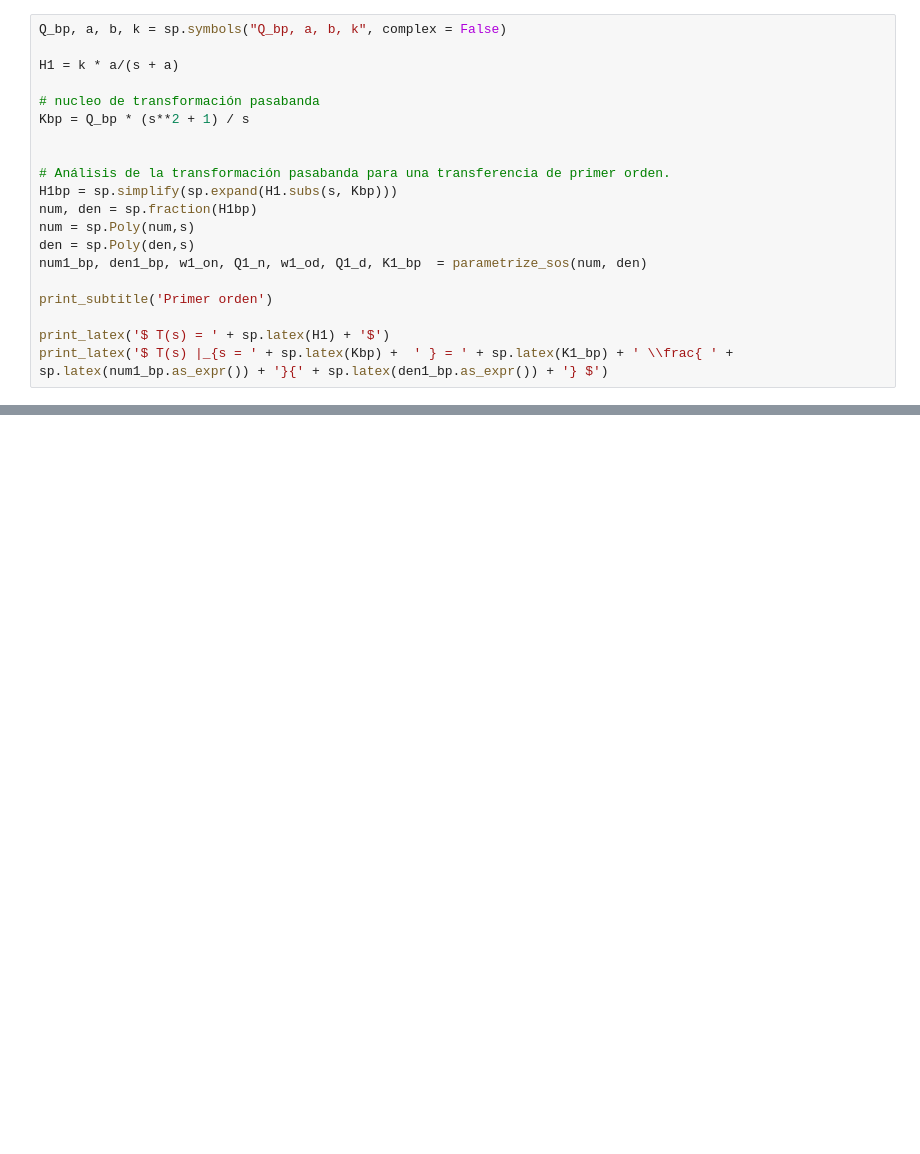
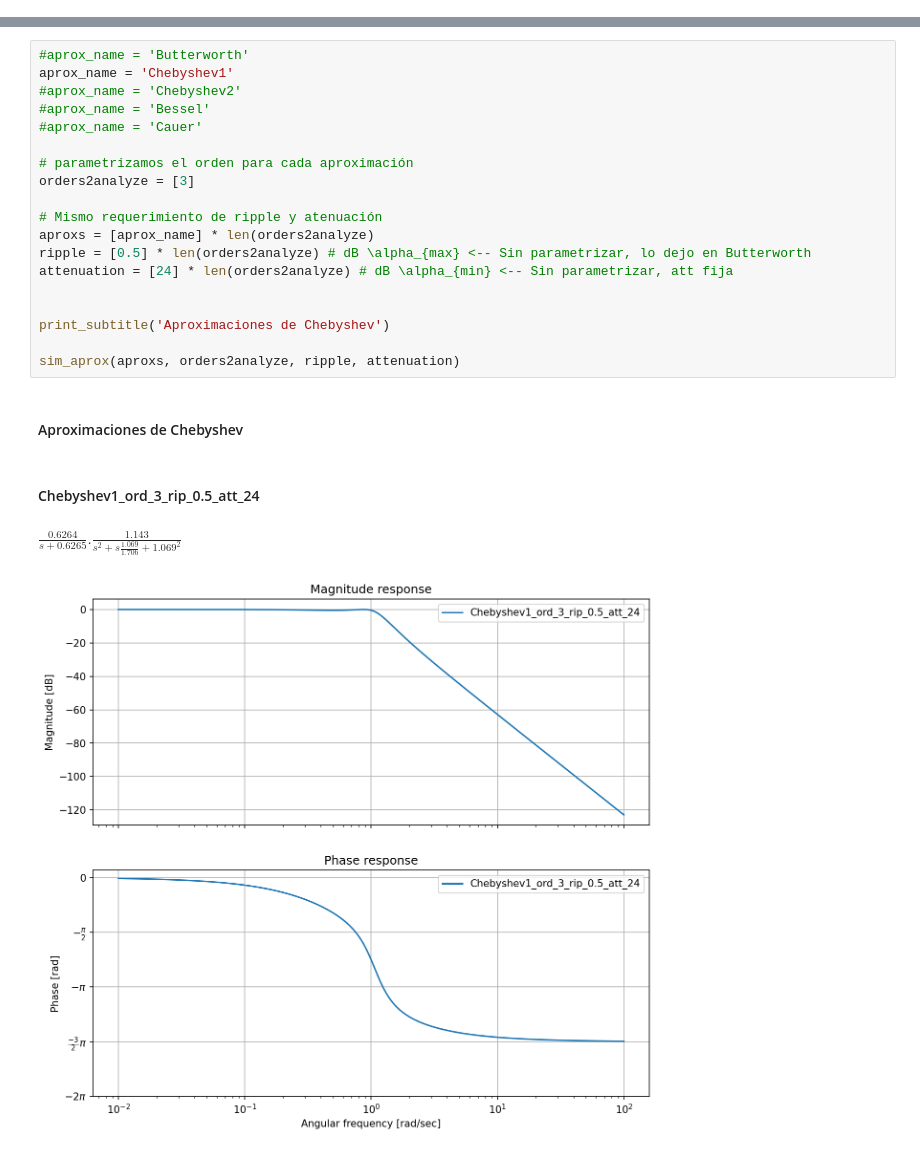
Before and after one commit to MCelada/TC2, a Jupyter notebook: Notebooks Jupyter/TS5.ipynb, the cells around one changed output, grey strips where cells are left out. Saved outputs shown, nothing was run; the diff lists cells and outputs as text; blank space fills up the shorter version.

```diff
--- a/Notebooks Jupyter/TS5.ipynb
+++ b/Notebooks Jupyter/TS5.ipynb
@@ -9,20 +24,0 @@ from pytc2.general import print_latex, print_subtitle
-# %%
-Q_bp, a, b, k = sp.symbols("Q_bp, a, b, k", complex = False)
-
-H1 = k * a/(s + a)
-
-# nucleo de transformación pasabanda
-Kbp = Q_bp * (s**2 + 1) / s
-
-
-# Análisis de la transformación pasabanda para una transferencia de primer orden.
-H1bp = sp.simplify(sp.expand(H1.subs(s, Kbp)))
-num, den = sp.fraction(H1bp)
-num = sp.Poly(num,s)
-den = sp.Poly(den,s)
-num1_bp, den1_bp, w1_on, Q1_n, w1_od, Q1_d, K1_bp  = parametrize_sos(num, den)
-
-print_subtitle('Primer orden')
-
-print_latex('$ T(s) = ' + sp.latex(H1) + '$')
-print_latex('$ T(s) |_{s = ' + sp.latex(Kbp) +  ' } = ' + sp.latex(K1_bp) + ' \\frac{ ' + sp.latex(num1_bp.as_expr()) + '}{' + sp.latex(den1_bp.as_expr()) + '} $')
@@ -82,0 +77,24 @@ analyze_sys(T1_bp, sys_name='pasabanda 2do orden Q={:d}'.format(Q_bp))
+# %%
+#aprox_name = 'Butterworth'
+aprox_name = 'Chebyshev1'
+#aprox_name = 'Chebyshev2'
+#aprox_name = 'Bessel'
+#aprox_name = 'Cauer'
+
+# parametrizamos el orden para cada aproximación
+orders2analyze = [3]
+
+# Mismo requerimiento de ripple y atenuación
+aproxs = [aprox_name] * len(orders2analyze)
+ripple = [0.5] * len(orders2analyze) # dB \alpha_{max} <-- Sin parametrizar, lo dejo en Butterworth
+attenuation = [24] * len(orders2analyze) # dB \alpha_{min} <-- Sin parametrizar, att fija
+
+
+print_subtitle('Aproximaciones de Chebyshev')
+
+sim_aprox(aproxs, orders2analyze, ripple, attenuation)
+# %% [output]
+#### Aproximaciones de Chebyshev
+#### Chebyshev1_ord_3_rip_0.5_att_24
+$\displaystyle   \frac{0.6264 }{s + 0.6265 } . \frac{1.143 }{s^2 + s \frac{1.069}{1.706} + 1.069^2}$
+[figure, added]
```
Also changed, not shown: parts of 11 cells of this notebook.
